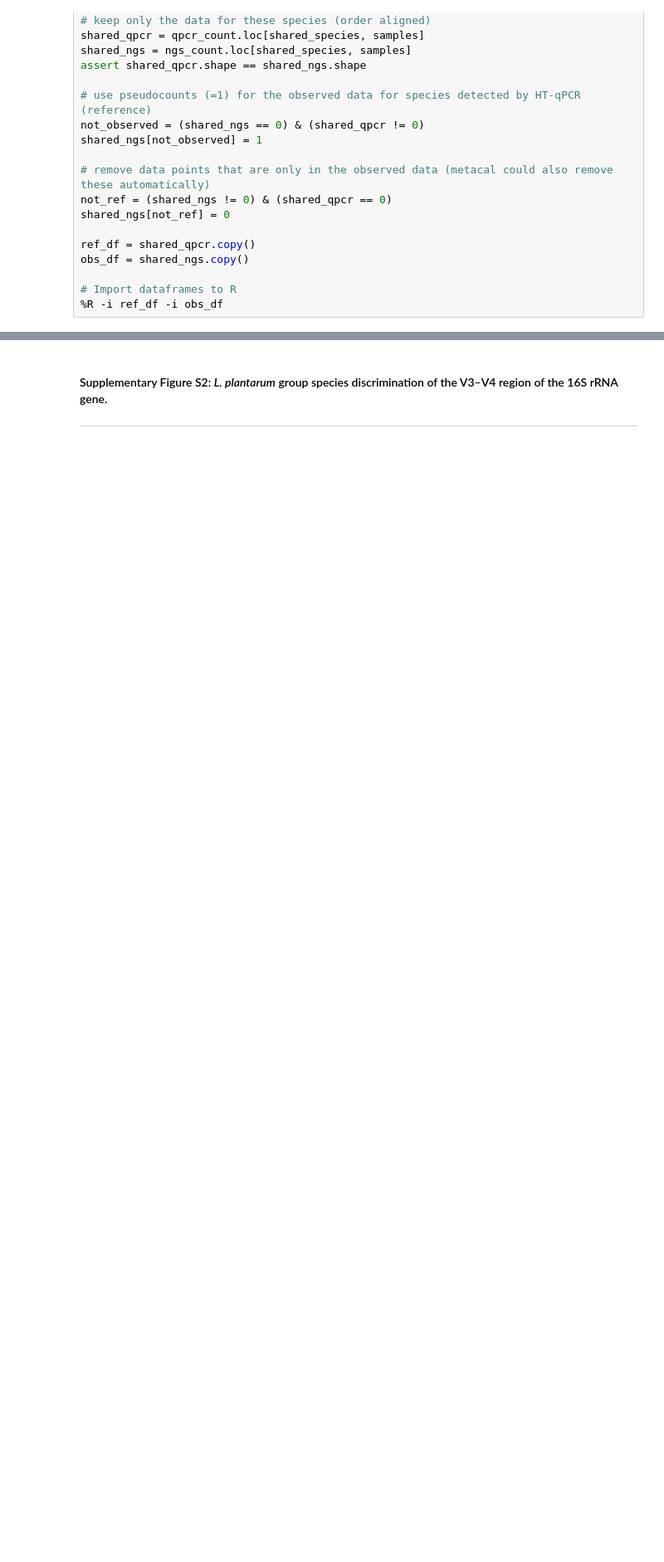
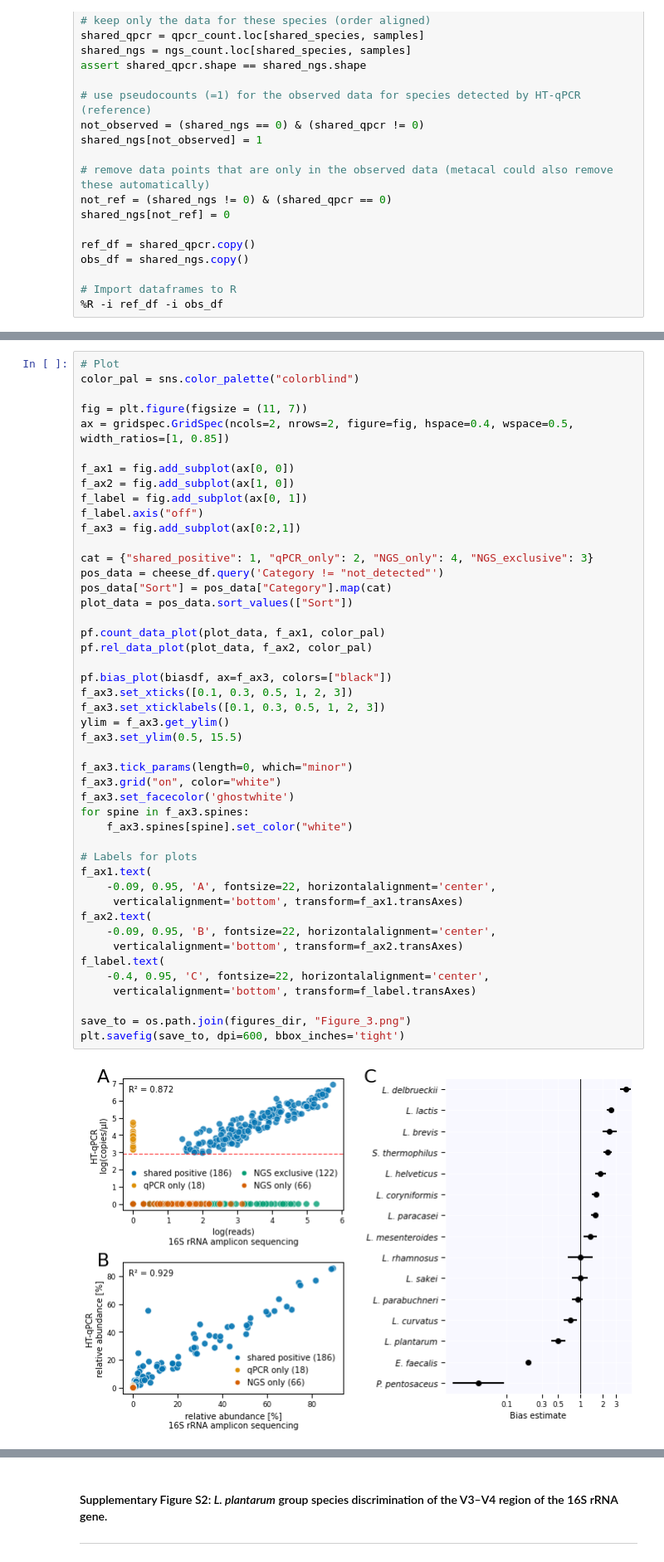
Before and after one commit to biologger/htqpcr_ngs_data, a Jupyter notebook: htqpcr_ngs_comparison_R.ipynb, the cells around one changed output, grey strips where cells are left out. Shown at 83% size. Cells and saved outputs as stored; diff of their text form; blank space fills up the shorter version.

```diff
--- a/htqpcr_ngs_comparison_R.ipynb
+++ b/htqpcr_ngs_comparison_R.ipynb
@@ -732,0 +714,48 @@ Plot of the bias estimates with two geometric standard errors. Only data for com
+# %%
+# Plot
+color_pal = sns.color_palette("colorblind")
+
+fig = plt.figure(figsize = (11, 7))
+ax = gridspec.GridSpec(ncols=2, nrows=2, figure=fig, hspace=0.4, wspace=0.5, width_ratios=[1, 0.85])
+
+f_ax1 = fig.add_subplot(ax[0, 0])
+f_ax2 = fig.add_subplot(ax[1, 0])
+f_label = fig.add_subplot(ax[0, 1])
+f_label.axis("off")
+f_ax3 = fig.add_subplot(ax[0:2,1])
+
+cat = {"shared_positive": 1, "qPCR_only": 2, "NGS_only": 4, "NGS_exclusive": 3}
+pos_data = cheese_df.query('Category != "not_detected"')
+pos_data["Sort"] = pos_data["Category"].map(cat)
+plot_data = pos_data.sort_values(["Sort"])
+
+pf.count_data_plot(plot_data, f_ax1, color_pal)
+pf.rel_data_plot(plot_data, f_ax2, color_pal)
+
+pf.bias_plot(biasdf, ax=f_ax3, colors=["black"])
+f_ax3.set_xticks([0.1, 0.3, 0.5, 1, 2, 3])
+f_ax3.set_xticklabels([0.1, 0.3, 0.5, 1, 2, 3])
+ylim = f_ax3.get_ylim()
+f_ax3.set_ylim(0.5, 15.5)
+
+f_ax3.tick_params(length=0, which="minor")
+f_ax3.grid("on", color="white")
+f_ax3.set_facecolor('ghostwhite')
+for spine in f_ax3.spines:
+    f_ax3.spines[spine].set_color("white")
+
+# Labels for plots
+f_ax1.text(
+    -0.09, 0.95, 'A', fontsize=22, horizontalalignment='center',
+     verticalalignment='bottom', transform=f_ax1.transAxes)
+f_ax2.text(
+    -0.09, 0.95, 'B', fontsize=22, horizontalalignment='center',
+     verticalalignment='bottom', transform=f_ax2.transAxes)
+f_label.text(
+    -0.4, 0.95, 'C', fontsize=22, horizontalalignment='center',
+     verticalalignment='bottom', transform=f_label.transAxes)
+
+save_to = os.path.join(figures_dir, "Figure_3.png")
+plt.savefig(save_to, dpi=600, bbox_inches='tight')
+# %% [output]
+[figure, added]
```
Also changed, not shown: parts of 16 cells of this notebook, 3 other files.
